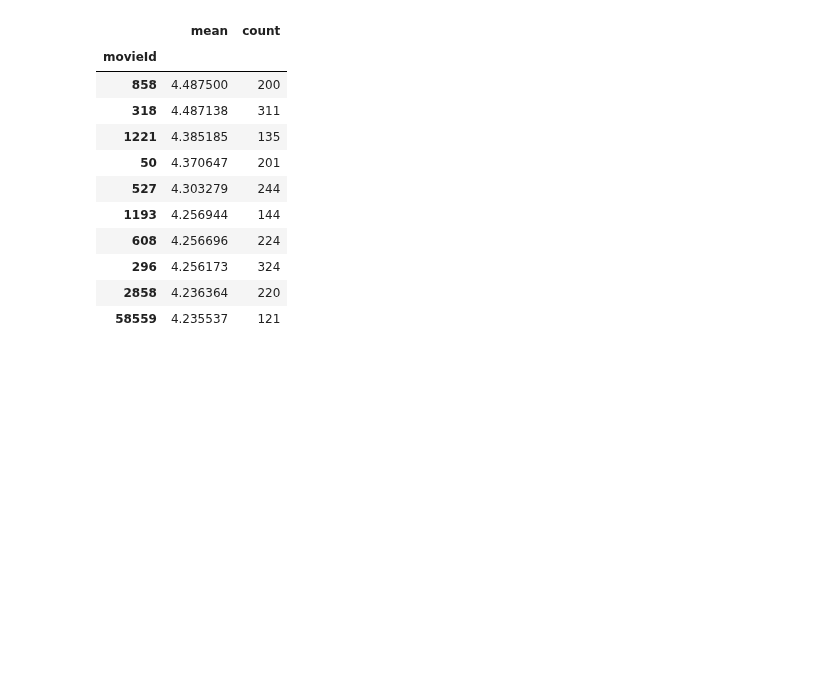
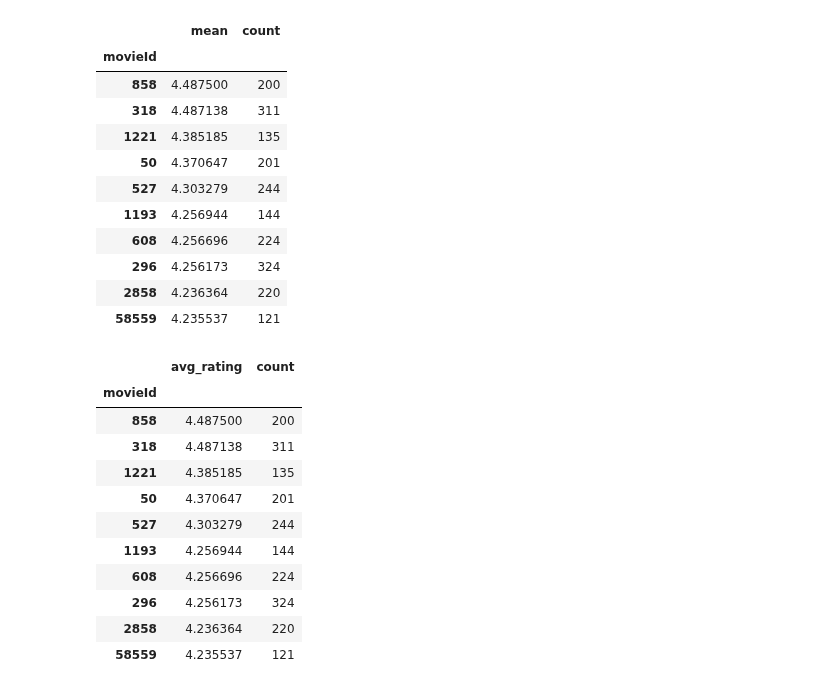
Before and after one commit to abulbasar/machine-learning, a Jupyter notebook: demos/Day 1 - 01 Pandas.ipynb, the cells around one changed output. Saved outputs shown, nothing was run; the diff lists cells and outputs as text; code cells hidden in the pictures; blank space fills up the shorter version.

```diff
--- a/demos/Day 1 - 01 Pandas.ipynb
+++ b/demos/Day 1 - 01 Pandas.ipynb
@@ -455,3 +455,19 @@ top10
 | 296 | 4.256173 | 324 |
 | 2858 | 4.236364 | 220 |
 | 58559 | 4.235537 | 121 |
+# %%
+top10.columns = ["avg_rating", "count"]
+top10
+# %% [output]
+|  | avg_rating | count |
+| movieId |  |  |
+| 858 | 4.487500 | 200 |
+| 318 | 4.487138 | 311 |
+| 1221 | 4.385185 | 135 |
+| 50 | 4.370647 | 201 |
+| 527 | 4.303279 | 244 |
+| 1193 | 4.256944 | 144 |
+| 608 | 4.256696 | 224 |
+| 296 | 4.256173 | 324 |
+| 2858 | 4.236364 | 220 |
+| 58559 | 4.235537 | 121 |
```
Also changed, not shown: parts of 6 cells of this notebook.
